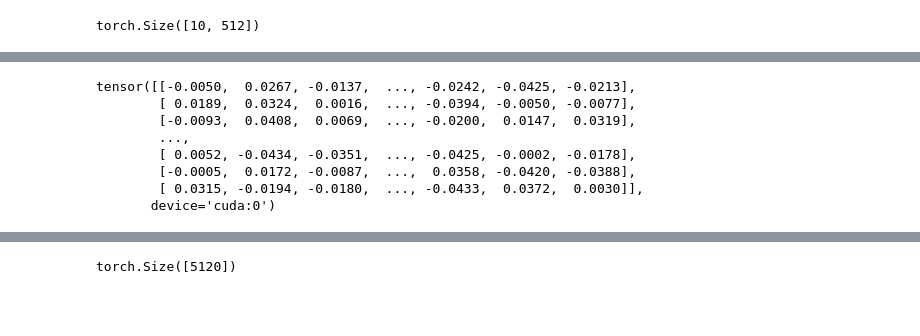
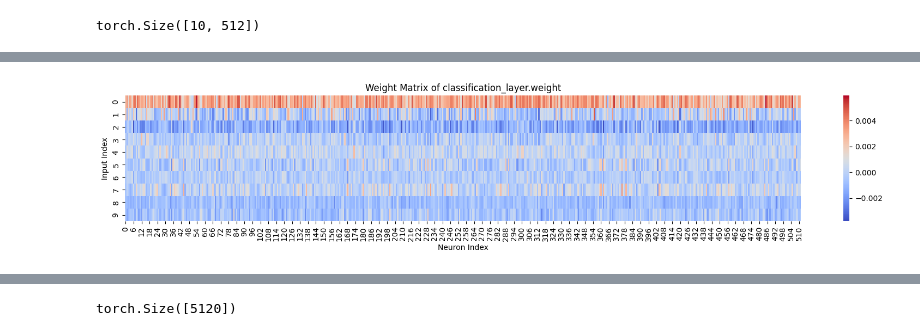
Before and after one commit to yangland/FedREDefense, a Jupyter notebook: codes/critical_layers.ipynb, the cells around one changed output, grey strips where cells are left out. Saved outputs shown, nothing was run; the diff lists cells and outputs as text; code cells hidden in the pictures; blank space fills up the shorter version.

```diff
--- a/codes/critical_layers.ipynb
+++ b/codes/critical_layers.ipynb
@@ -363,17 +430,12 @@ plot_layer_weights(model2.state_dict()[selected_layer], selected_layer, save_plo
 # %%
 m1_cw = model1.state_dict()[selected_layer]
 m2_cw = model2.state_dict()[selected_layer]
-# %%
-m1_cw
-# %% [output]
-tensor([[-0.0050,  0.0267, -0.0137,  ..., -0.0242, -0.0425, -0.0213],
-        [ 0.0189,  0.0324,  0.0016,  ..., -0.0394, -0.0050, -0.0077],
-        [-0.0093,  0.0408,  0.0069,  ..., -0.0200,  0.0147,  0.0319],
-        ...,
-        [ 0.0052, -0.0434, -0.0351,  ..., -0.0425, -0.0002, -0.0178],
-        [-0.0005,  0.0172, -0.0087,  ...,  0.0358, -0.0420, -0.0388],
-        [ 0.0315, -0.0194, -0.0180,  ..., -0.0433,  0.0372,  0.0030]],
-       device='cuda:0')
+# %%
+delta_cw = m2_cw - m1_cw
+# %%
+plot_layer_weights(delta_cw, selected_layer, save_plot=False)
+# %% [output]
+[figure, added]
 # %%
 m2_cw
 # %% [output]
```
Also changed, not shown: parts of 17 cells of this notebook, 8 other files.
